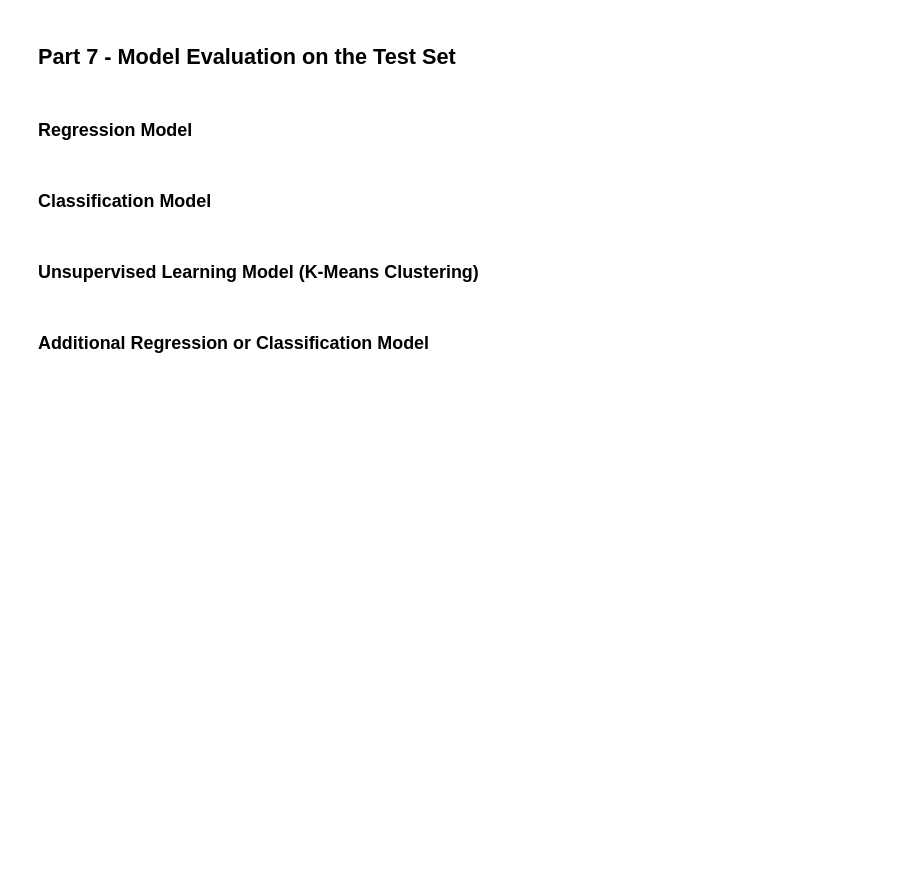
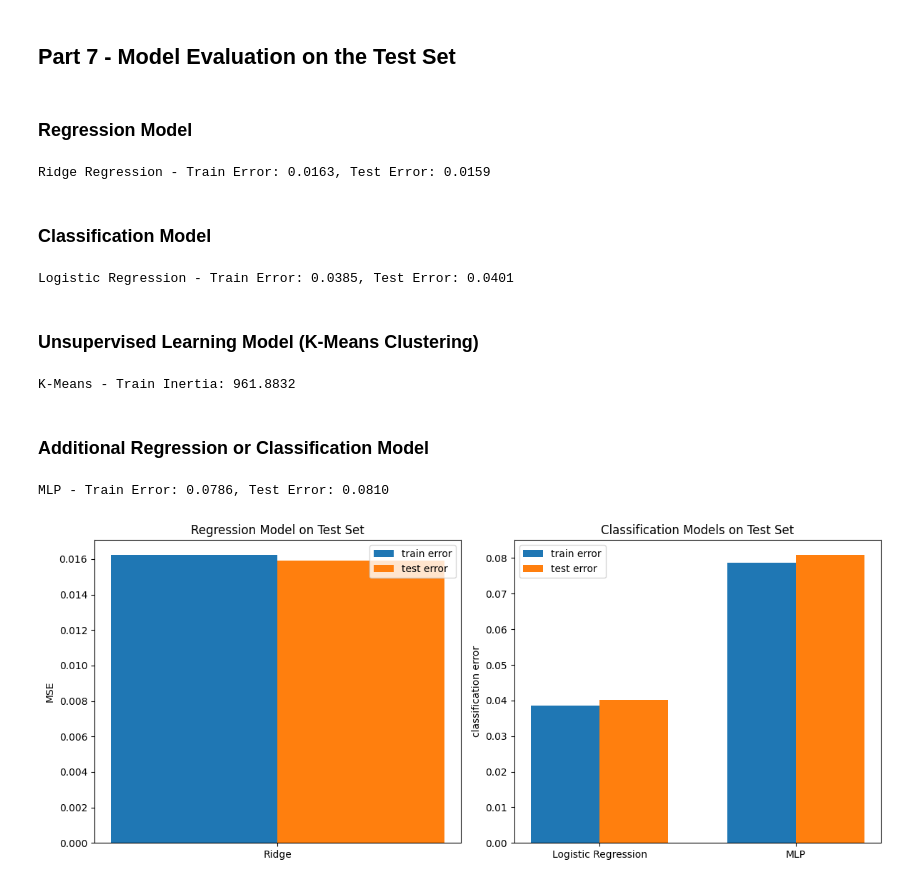
Before and after one commit to Joe-Bresee/data-mining, a Jupyter notebook: a1/Data_Mining_Assignment_1_post.ipynb, the cells around one changed output. Saved outputs shown, nothing was run; the diff lists cells and outputs as text; code cells hidden in the pictures; blank space fills up the shorter version.

```diff
--- a/a1/Data_Mining_Assignment_1_post.ipynb
+++ b/a1/Data_Mining_Assignment_1_post.ipynb
@@ -392,8 +662,70 @@ In total you will conduct 8 experiments.
 # %% [markdown]
 ### Regression Model
+# %%
+ridge_final = Ridge(alpha=1.0)
+ridge_final.fit(X_train.values, y_reg_train.values)
+ridge_train_error = mean_squared_error(y_reg_train.values, ridge_final.predict(X_train.values))
+ridge_test_error = mean_squared_error(y_reg_test.values, ridge_final.predict(X_test_np))
+print(f"Ridge Regression - Train Error: {ridge_train_error:.4f}, Test Error: {ridge_test_error:.4f}")
+# %% [output]
+Ridge Regression - Train Error: 0.0163, Test Error: 0.0159
 # %% [markdown]
 ### Classification Model
+# %%
+logreg_final = JoesLogisticRegression(learning_rate=0.1, n_iterations=1000)
+logreg_final.fit(X_train.values, y_class_train.values)
+logreg_train_error = 1 - logreg_final.score(X_train.values, y_class_train.values)
+logreg_test_error = 1 - logreg_final.score(X_test_np, y_class_test.values)
+print(f"Logistic Regression - Train Error: {logreg_train_error:.4f}, Test Error: {logreg_test_error:.4f}")
+# %% [output]
+Logistic Regression - Train Error: 0.0385, Test Error: 0.0401
 # %% [markdown]
 ### Unsupervised Learning Model (K-Means Clustering)
+# %%
+kmeans_final = KMeans(n_clusters=2, random_state=42, n_init='auto')
+kmeans_final.fit(X_train.values)
+print(f"K-Means - Train Inertia: {kmeans_final.inertia_:.4f}")
+# %% [output]
+K-Means - Train Inertia: 961.8832
 # %% [markdown]
 ### Additional Regression or Classification Model
+# %%
+mlp_final = JoesMLP(hidden_dims=(64, 32), learning_rate=0.01, n_iterations=500)
+mlp_final.fit(X_train.values, y_class_train.values)
+mlp_train_error = 1 - mlp_final.score(X_train.values, y_class_train.values)
+mlp_test_error = 1 - mlp_final.score(X_test_np, y_class_test.values)
+print(f"MLP - Train Error: {mlp_train_error:.4f}, Test Error: {mlp_test_error:.4f}")
+# %% [output]
+MLP - Train Error: 0.0786, Test Error: 0.0810
+# %%
+fig, axes = plt.subplots(1, 2, figsize=(12, 5))
+
+# Regression
+x = np.arange(1)
+width = 0.35
+axes[0].bar(x - width/2, [ridge_train_error], width, label="train error")
+axes[0].bar(x + width/2, [ridge_test_error], width, label="test error")
+axes[0].set_xticks(x)
+axes[0].set_xticklabels(["Ridge"])
+axes[0].set_ylabel("MSE")
+axes[0].set_title("Regression Model on Test Set")
+axes[0].legend()
+
+# Classification
+class_models = ["Logistic Regression", "MLP"]
+class_train = [logreg_train_error, mlp_train_error]
+class_test = [logreg_test_error, mlp_test_error]
+x = np.arange(len(class_models))
+width = 0.35
+axes[1].bar(x - width/2, class_train, width, label="train error")
+axes[1].bar(x + width/2, class_test, width, label="test error")
+axes[1].set_xticks(x)
+axes[1].set_xticklabels(class_models)
+axes[1].set_ylabel("classification error")
+axes[1].set_title("Classification Models on Test Set")
+axes[1].legend()
+
+plt.tight_layout()
+plt.show()
+# %% [output]
+[figure, added]
```
Also changed, not shown: parts of 17 cells of this notebook, 1 other file.
